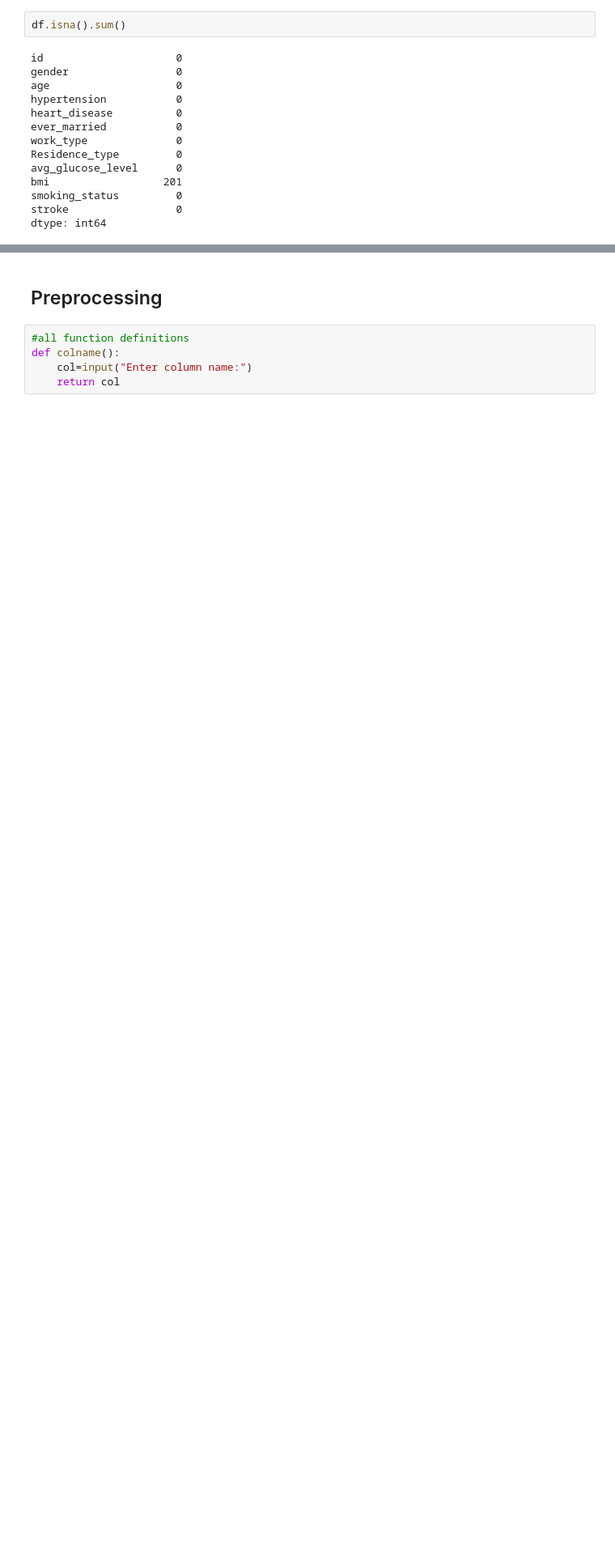
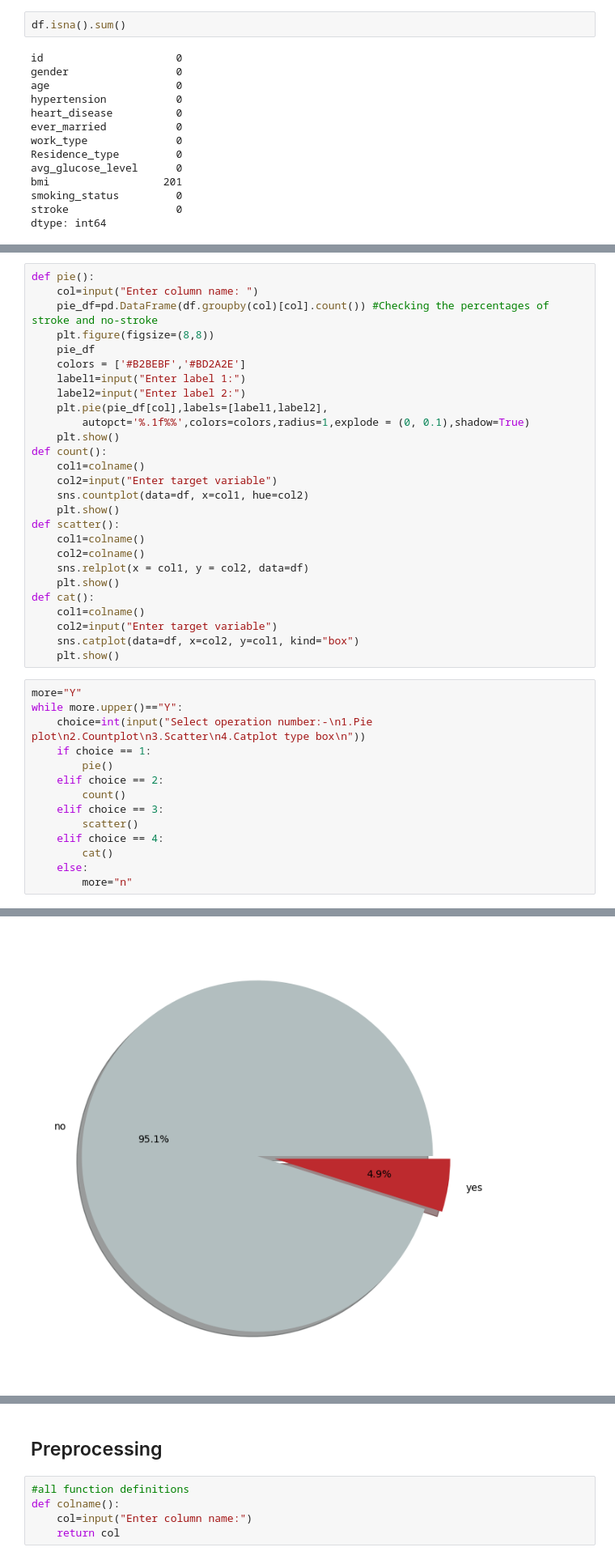
Before and after one commit to 123krish123456/Automated-Data-Analysis, a Jupyter notebook: Main.ipynb, the cells around one changed output, grey strips where cells are left out. Shown at 81% size. Cells and saved outputs as stored; diff of their text form; blank space fills up the shorter version.

```diff
--- a/Main.ipynb
+++ b/Main.ipynb
@@ -76,0 +81,42 @@ dtype: int64
+# %%
+def pie():
+    col=input("Enter column name: ")
+    pie_df=pd.DataFrame(df.groupby(col)[col].count()) #Checking the percentages of stroke and no-stroke
+    plt.figure(figsize=(8,8))
+    pie_df
+    colors = ['#B2BEBF','#BD2A2E']
+    label1=input("Enter label 1:")
+    label2=input("Enter label 2:")
+    plt.pie(pie_df[col],labels=[label1,label2],
+        autopct='%.1f%%',colors=colors,radius=1,explode = (0, 0.1),shadow=True)
+    plt.show()
+def count():
+    col1=colname()
+    col2=input("Enter target variable")
+    sns.countplot(data=df, x=col1, hue=col2)
+    plt.show()
+def scatter():
+    col1=colname()
+    col2=colname()
+    sns.relplot(x = col1, y = col2, data=df)
+    plt.show()
+def cat():
+    col1=colname()
+    col2=input("Enter target variable")
+    sns.catplot(data=df, x=col2, y=col1, kind="box")
+    plt.show()
+# %%
+more="Y"
+while more.upper()=="Y":
+    choice=int(input("Select operation number:-\n1.Pie plot\n2.Countplot\n3.Scatter\n4.Catplot type box\n"))
+    if choice == 1:
+        pie()
+    elif choice == 2:
+        count()
+    elif choice == 3:
+        scatter()
+    elif choice == 4:
+        cat()
+    else:
+        more="n"
+# %% [output]
@@ -76,0 +132 @@ dtype: int64
+[figure, added]
```
Also changed, not shown: parts of 12 cells of this notebook.
